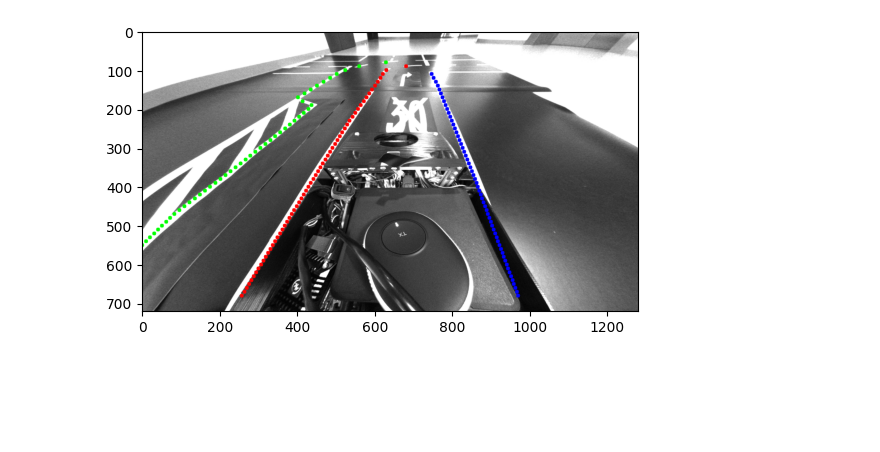
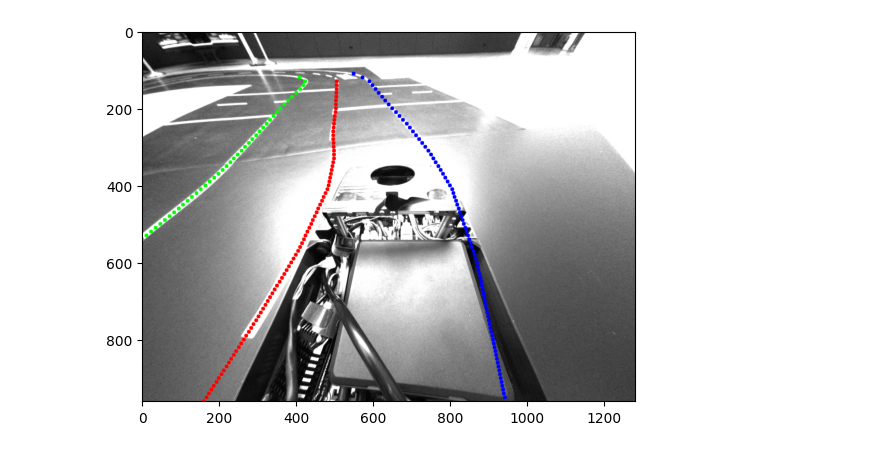
Before and after one commit to ML-Cai/LaneDetector, a Jupyter notebook: add_ins/lande_demo.ipynb, the cells around one changed output. Drawn from its saved outputs; the diff is of its cells as text; code cells hidden in the pictures; blank space fills up the shorter version.

```diff
--- a/add_ins/lande_demo.ipynb
+++ b/add_ins/lande_demo.ipynb
@@ -6,32 +6,32 @@ import cv2 as cv
 import matplotlib.pyplot as plt
 %matplotlib inline
 # %%
-json_gt = [json.loads(line) for line in open('../datasets/1280x720_original_task_bags 2023_10-2024_01_10_19_13_48/tusimple.json')]
+json_gt = [json.loads(line) for line in open('C:\\Users\\inf21034\\source\\IMG_ROOTS\\1280x960_CVATROOT\\tusimple.json')]
 # %%
 for l, gt in enumerate(json_gt[::-1]):
     gt_lanes = gt['lanes']
     y_samples = gt['h_samples']
 
     colors = [(0,0,255), (0,255,0), (255,0,0), (255,255,0), (0,255,255)]
 
     raw_file = gt['raw_file']
     gt_lanes_vis = [[(x,y) for (x,y) in zip(lane, y_samples) if x >= 0] for lane in gt_lanes]
-    img = cv.imread(f"../datasets/1280x720_original_task_bags 2023_10-2024_01_10_19_13_48/images/{raw_file}")
+    img = cv.imread(f"C:\\Users\\inf21034\\source\\IMG_ROOTS\\1280x960_CVATROOT\\images\\{raw_file}")
 
     for k, lane in enumerate(gt_lanes_vis):
         for pt in lane:
             cv.circle(img, pt, 5, colors[k], -1)
             # cv.line(img, (0, pt[1]), (img.shape[0], pt[1]), (0,255,0), 1)
     cv.imshow(f'img{l}', img)
     # escape to quit, enter to continue
     if cv.waitKey(0) == 13:
         cv.destroyAllWindows()
         continue
     elif cv.waitKey(0) == 27:
         cv.destroyAllWindows()
         break
 
 plt.imshow(img)
 plt.show()
 # %% [output]
-[figure, old version]
+[figure, new version]
```
Also changed, not shown: 7 other files.
